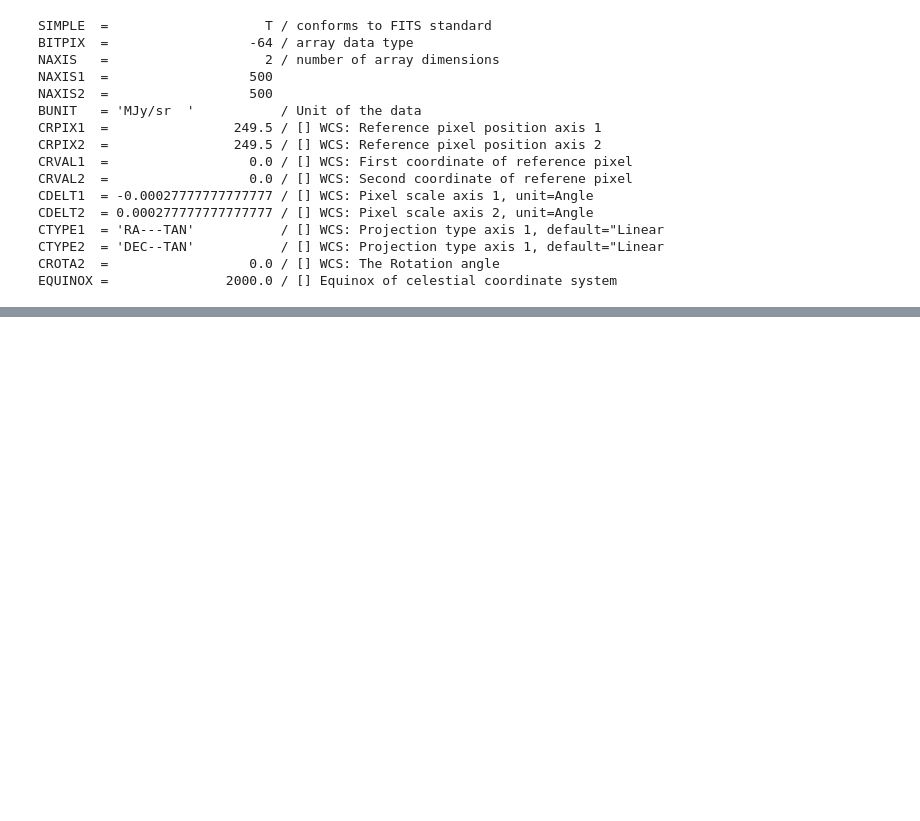
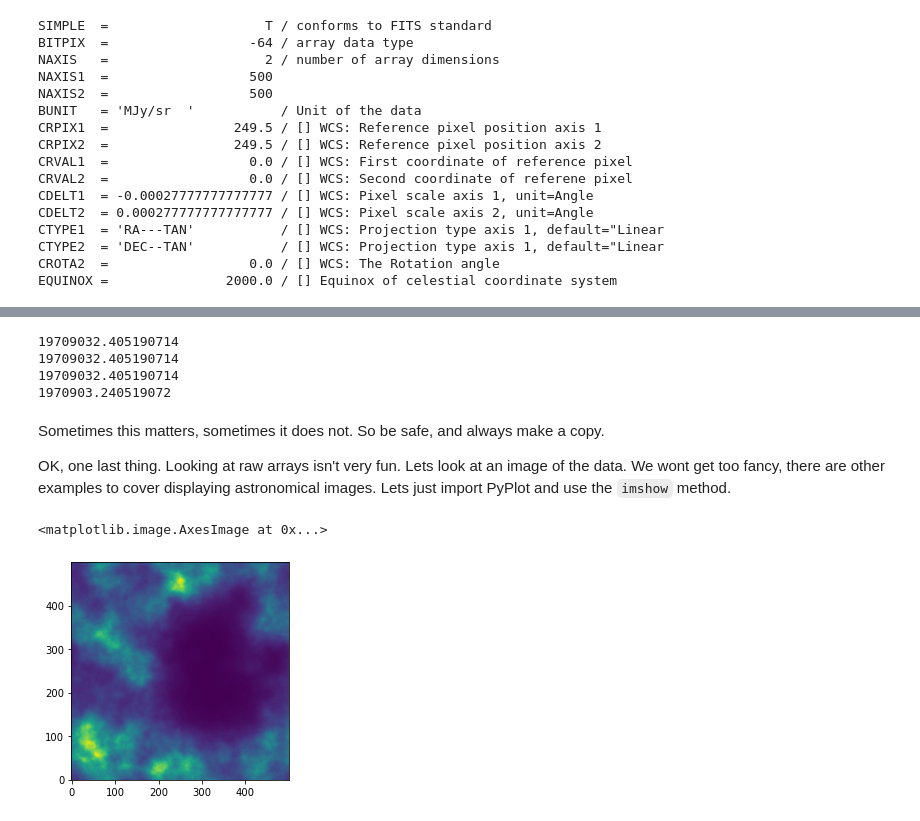
Before and after one commit to CookAndy96/AstroWiki, a Jupyter notebook: WorkingWithFitsFiles/Opening and Exploring FITS Files.ipynb, the cells around one changed output, grey strips where cells are left out. Saved outputs shown, nothing was run; the diff lists cells and outputs as text; code cells hidden in the pictures; blank space fills up the shorter version.

```diff
--- a/WorkingWithFitsFiles/Opening and Exploring FITS Files.ipynb
+++ b/WorkingWithFitsFiles/Opening and Exploring FITS Files.ipynb
@@ -73,0 +143,25 @@ EQUINOX =               2000.0 / [] Equinox of celestial coordinate system
+# %%
+HDU_data = HDU.data
+HDU_data_copy = HDU_data.copy()
+
+print(np.nansum(HDU_data))
+print(np.nansum(HDU_data_copy))
+HDU_data_copy = HDU_data_copy * 0.1
+print(np.nansum(HDU_data))
+print(np.nansum(HDU_data_copy))
+# %% [output]
+19709032.405190714
+19709032.405190714
+19709032.405190714
+1970903.240519072
+# %% [markdown]
+Sometimes this matters, sometimes it does not. So be safe, and always make a copy.
+
+OK, one last thing. Looking at raw arrays isn't very fun. Lets look at an image of the data. We wont get too fancy, there are other examples to cover displaying astronomical images. Lets just import PyPlot and use the ``imshow`` method.
+# %%
+import matplotlib.pyplot as plt # Just like with numpy, pyplot is shortened to plt
+
+plt.imshow(HDU.data, origin = 'lower')
+# %% [output]
+<matplotlib.image.AxesImage at 0x...>
+[figure, added]
```
Also changed, not shown: parts of 11 cells of this notebook.
